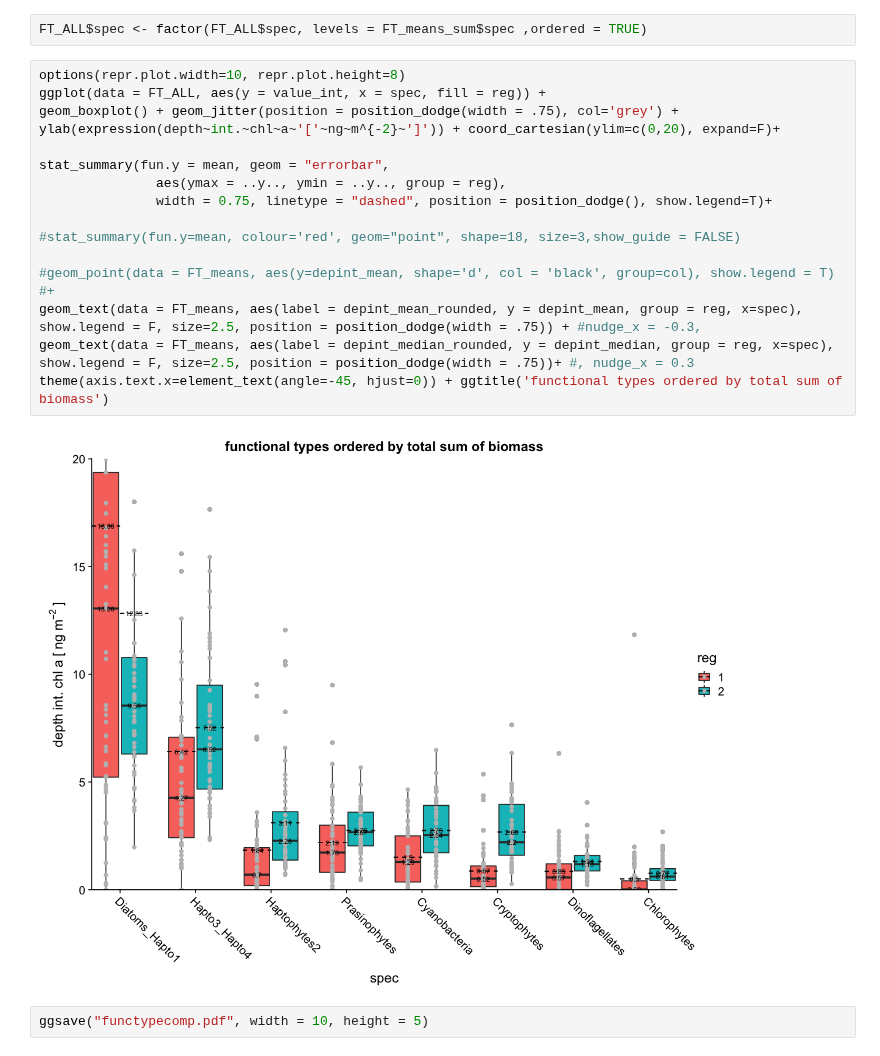
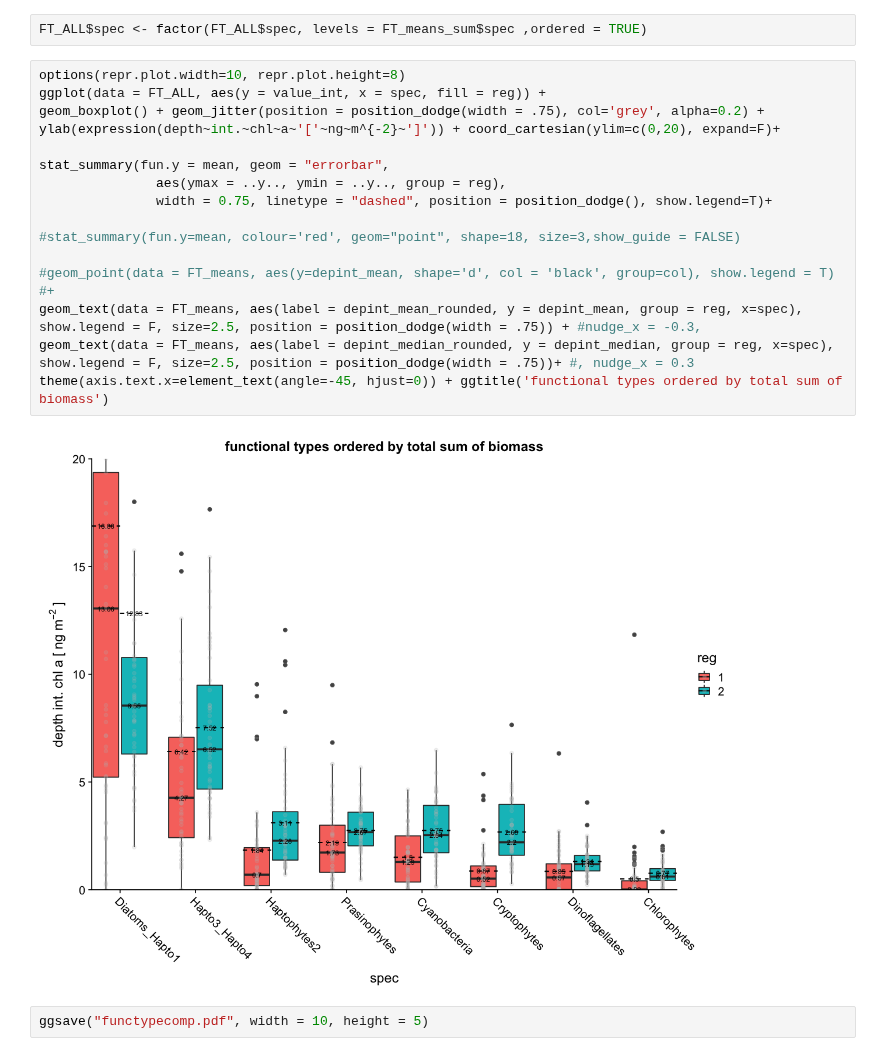
Before and after one commit to ben1post/BennyPhD, a Jupyter notebook: CaRiaco/RegimeShiftNotebooks/HPLC_Pinckney/PLOT_FunctionalGroupBOXPLOT.R.ipynb, the cells around one changed output. Cells and saved outputs as stored; diff of their text form.

```diff
--- a/CaRiaco/RegimeShiftNotebooks/HPLC_Pinckney/PLOT_FunctionalGroupBOXPLOT.R.ipynb
+++ b/CaRiaco/RegimeShiftNotebooks/HPLC_Pinckney/PLOT_FunctionalGroupBOXPLOT.R.ipynb
@@ -239,19 +239,19 @@ FT_ALL$spec <- factor(FT_ALL$spec, levels = FT_means_sum$spec ,ordered = TRUE)
 # %%
 options(repr.plot.width=10, repr.plot.height=8)
 ggplot(data = FT_ALL, aes(y = value_int, x = spec, fill = reg)) +
-geom_boxplot() + geom_jitter(position = position_dodge(width = .75), col='grey') + ylab(expression(depth~int.~chl~a~'['~ng~m^{-2}~']')) + coord_cartesian(ylim=c(0,20), expand=F)+
+geom_boxplot() + geom_jitter(position = position_dodge(width = .75), col='grey', alpha=0.2) + ylab(expression(depth~int.~chl~a~'['~ng~m^{-2}~']')) + coord_cartesian(ylim=c(0,20), expand=F)+
 
 stat_summary(fun.y = mean, geom = "errorbar",
                aes(ymax = ..y.., ymin = ..y.., group = reg),
                width = 0.75, linetype = "dashed", position = position_dodge(), show.legend=T)+
 
 #stat_summary(fun.y=mean, colour='red', geom="point", shape=18, size=3,show_guide = FALSE)
 
 #geom_point(data = FT_means, aes(y=depint_mean, shape='d', col = 'black', group=col), show.legend = T) #+
 geom_text(data = FT_means, aes(label = depint_mean_rounded, y = depint_mean, group = reg, x=spec),  show.legend = F, size=2.5, position = position_dodge(width = .75)) + #nudge_x = -0.3,
 geom_text(data = FT_means, aes(label = depint_median_rounded, y = depint_median, group = reg, x=spec), show.legend = F, size=2.5, position = position_dodge(width = .75))+ #, nudge_x = 0.3
 theme(axis.text.x=element_text(angle=-45, hjust=0)) + ggtitle('functional types ordered by total sum of biomass')
 # %% [output]
-[figure, old version]
+[figure, new version]
 # %%
 ggsave("functypecomp.pdf", width = 10, height = 5)
```
Also changed, not shown: parts of 20 cells of this notebook, 20 other files.
